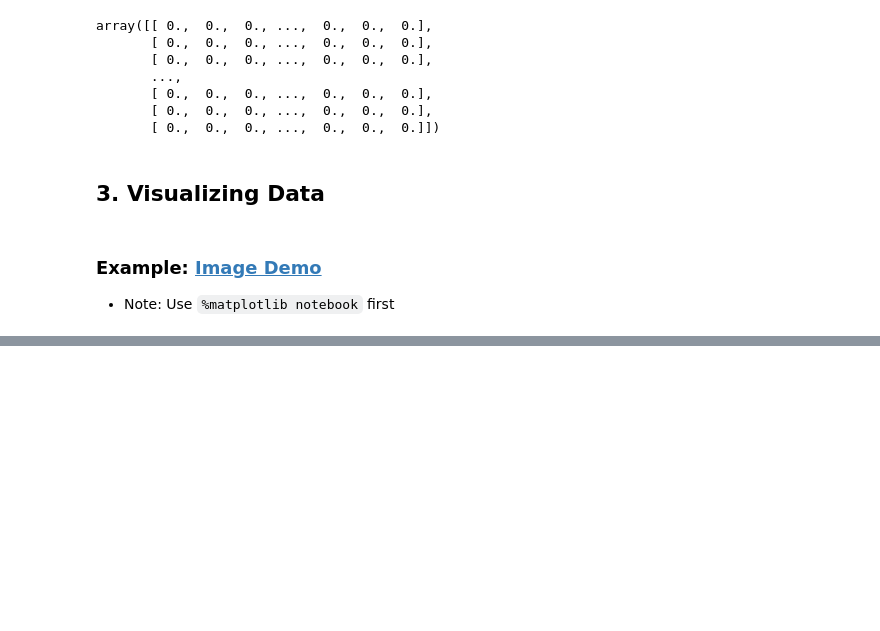
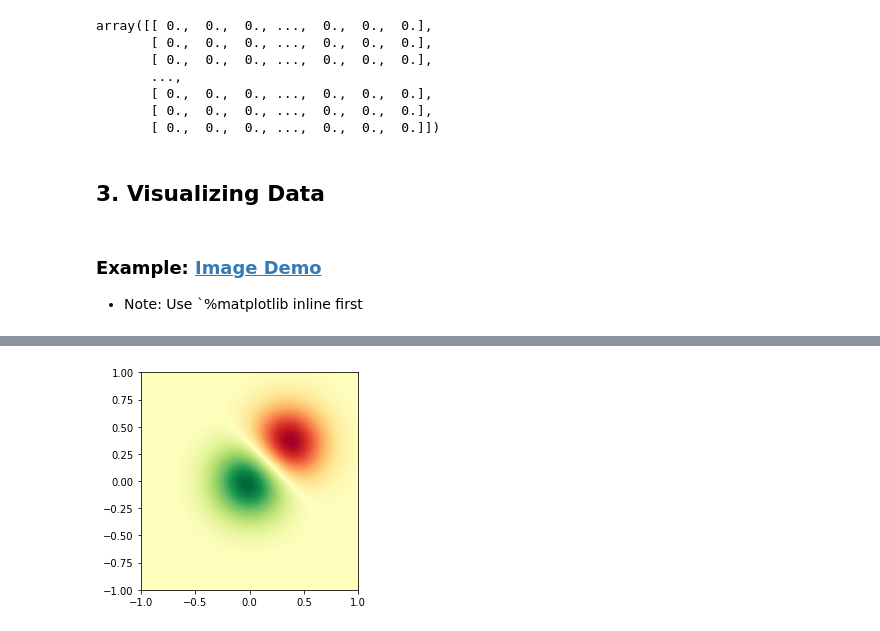
Before and after one commit to hackbeards/jupyter_notebooks, a Jupyter notebook: notebooks/Wavefront_fit.ipynb, the cells around one changed output, grey strips where cells are left out. Cells and saved outputs as stored; diff of their text form; code cells hidden in the pictures; blank space fills up the shorter version.

```diff
--- a/notebooks/Wavefront_fit.ipynb
+++ b/notebooks/Wavefront_fit.ipynb
@@ -98,9 +104,9 @@ array([[ 0.,  0.,  0., ...,  0.,  0.,  0.],
 # %% [markdown]
 ### Example: [Image Demo](https://matplotlib.org/gallery/images_contours_and_fields/image_demo.html)
 
-- Note: Use `%matplotlib notebook` first
+- Note: Use `%matplotlib inline first
 # %%
-%matplotlib notebook
+%matplotlib inline
 import numpy as np
 import matplotlib.cm as cm
 import matplotlib.pyplot as plt
@@ -115,8 +121,10 @@ Z2 = np.exp(-(X - 1)**2 - (Y - 1)**2)
 Z = (Z1 - Z2) * 2
 
 fig, ax = plt.subplots()
-im = ax.imshow(zero_deg_array, interpolation='bilinear', cmap=cm.RdYlGn,
+im = ax.imshow(Z, interpolation='bilinear', cmap=cm.RdYlGn,
                origin='lower', extent=[-1, 1, -1, 1])
+plt.savefig(os.path.join(cwd, 'pictures','example.png'),
+            format='png')
 
 plt.show()
 # %% [output]
@@ -124,0 +131 @@ plt.show()
+[figure, added]
```
Also changed, not shown: parts of 3 cells of this notebook, 1 other file.
